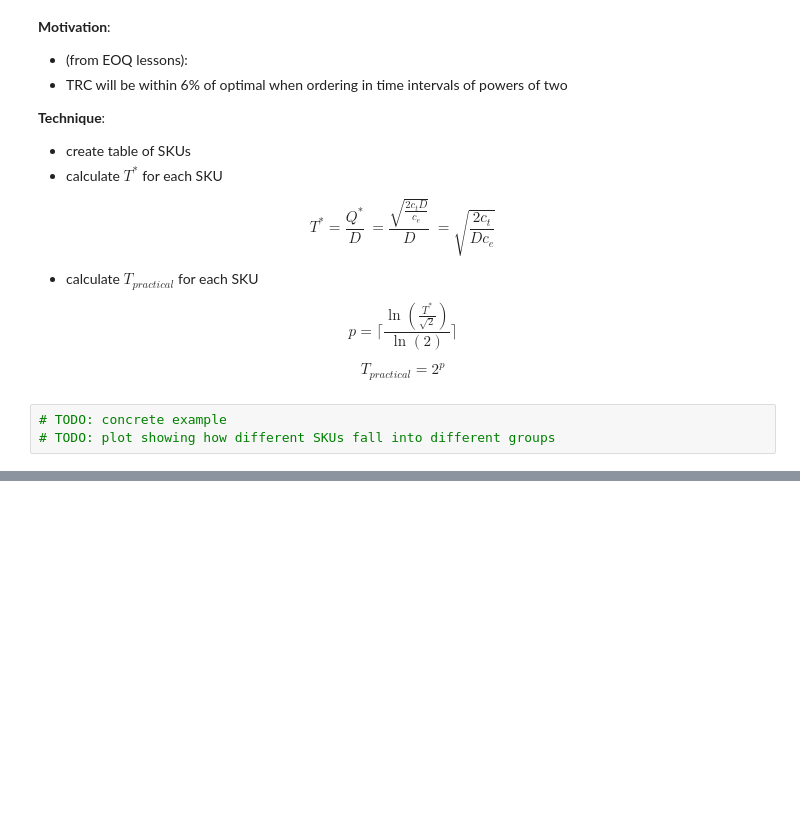
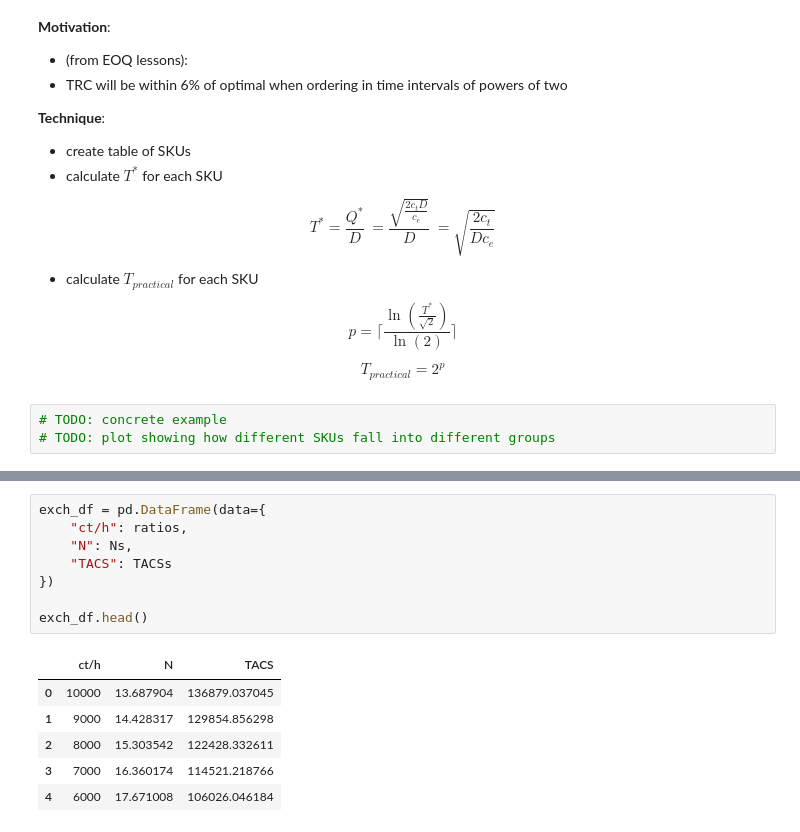
Before and after one commit to rickhaffey/supply-chain-python, a Jupyter notebook: SC1x/SC1x-Week09.ipynb, the cells around one changed output, grey strips where cells are left out. Saved outputs shown, nothing was run; the diff lists cells and outputs as text; blank space fills up the shorter version.

```diff
--- a/SC1x/SC1x-Week09.ipynb
+++ b/SC1x/SC1x-Week09.ipynb
@@ -111,0 +160,15 @@ $$
+# %%
+exch_df = pd.DataFrame(data={
+    "ct/h": ratios,
+    "N": Ns,
+    "TACS": TACSs
+})
+
+exch_df.head()
+# %% [output]
+|  | ct/h | N | TACS |
+| 0 | 10000 | 13.687904 | 136879.037045 |
+| 1 | 9000 | 14.428317 | 129854.856298 |
+| 2 | 8000 | 15.303542 | 122428.332611 |
+| 3 | 7000 | 16.360174 | 114521.218766 |
+| 4 | 6000 | 17.671008 | 106026.046184 |
```
Also changed, not shown: parts of 7 cells of this notebook, 2 other files.
